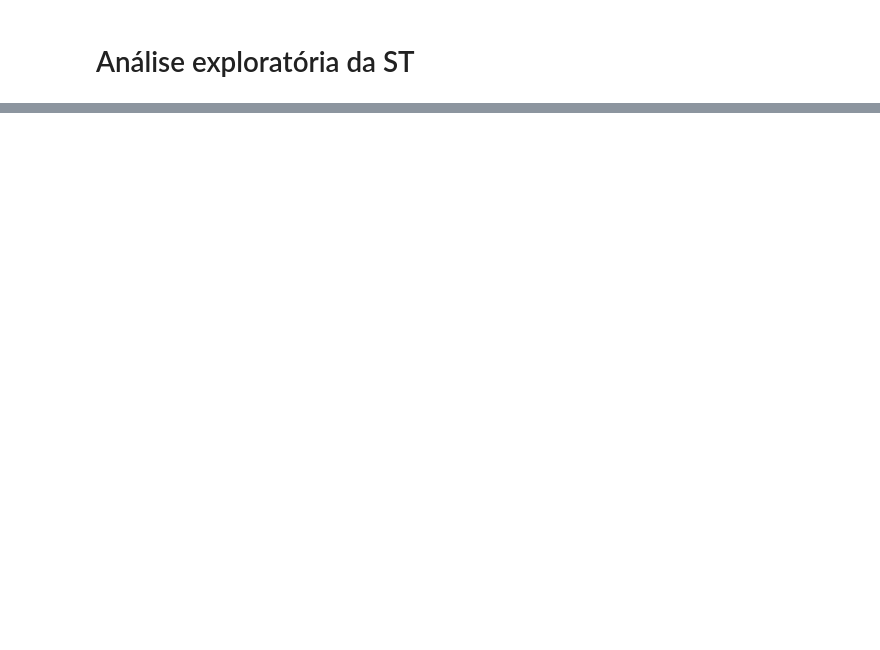
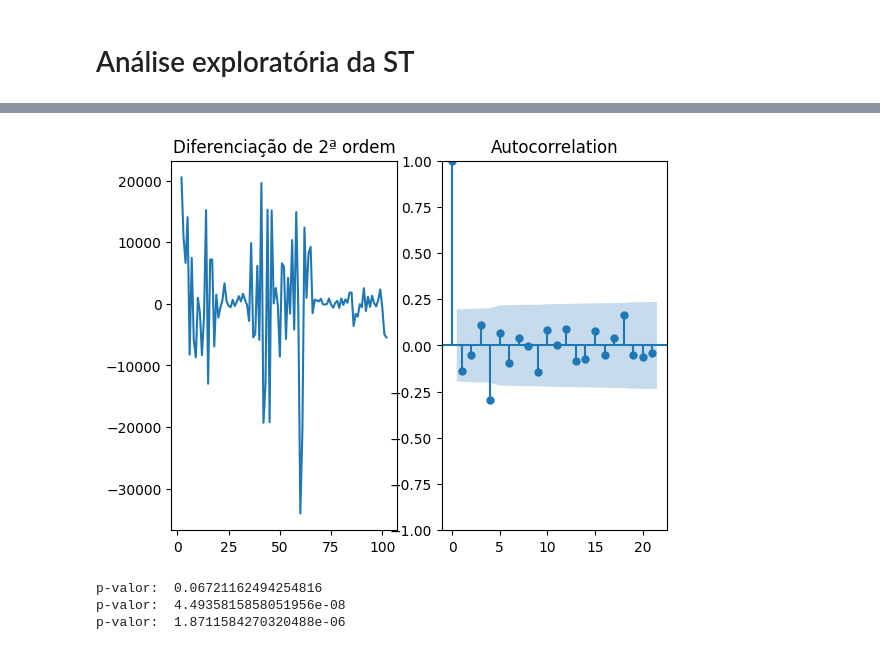
Before and after one commit to pedrodesa/forecasting_covid19, a Jupyter notebook: notebooks/forecast_covid19.ipynb, the cells around one changed output, grey strips where cells are left out. Saved outputs shown, nothing was run; the diff lists cells and outputs as text; code cells hidden in the pictures; blank space fills up the shorter version.

```diff
--- a/notebooks/forecast_covid19.ipynb
+++ b/notebooks/forecast_covid19.ipynb
@@ -118,0 +164,25 @@ plt.show()
+# %%
+f = plt.figure()
+ax1 = f.add_subplot(121)
+ax1.set_title('Diferenciação de 2ª ordem')
+ax1.plot(serie_semana_analise['count'].diff().diff())
+
+ax2 = f.add_subplot(122)
+plot_acf(serie_semana_analise['count'].diff().diff().dropna(), ax=ax2)
+plt.show()
+# %% [output]
+[figure, added]
+# %%
+# Teste Dickey-Fuller para raiz unitária
+result = adfuller(serie_semana_analise['count'].dropna())
+print('p-valor: ', result[1])
+
+result = adfuller(serie_semana_analise['count'].diff().dropna())
+print('p-valor: ', result[1])
+
+result = adfuller(serie_semana_analise['count'].diff().diff().dropna())
+print('p-valor: ', result[1])
+# %% [output]
+p-valor:  0.06721162494254816
+p-valor:  4.4935815858051956e-08
+p-valor:  1.8711584270320488e-06
```
Also changed, not shown: parts of 15 cells of this notebook.
